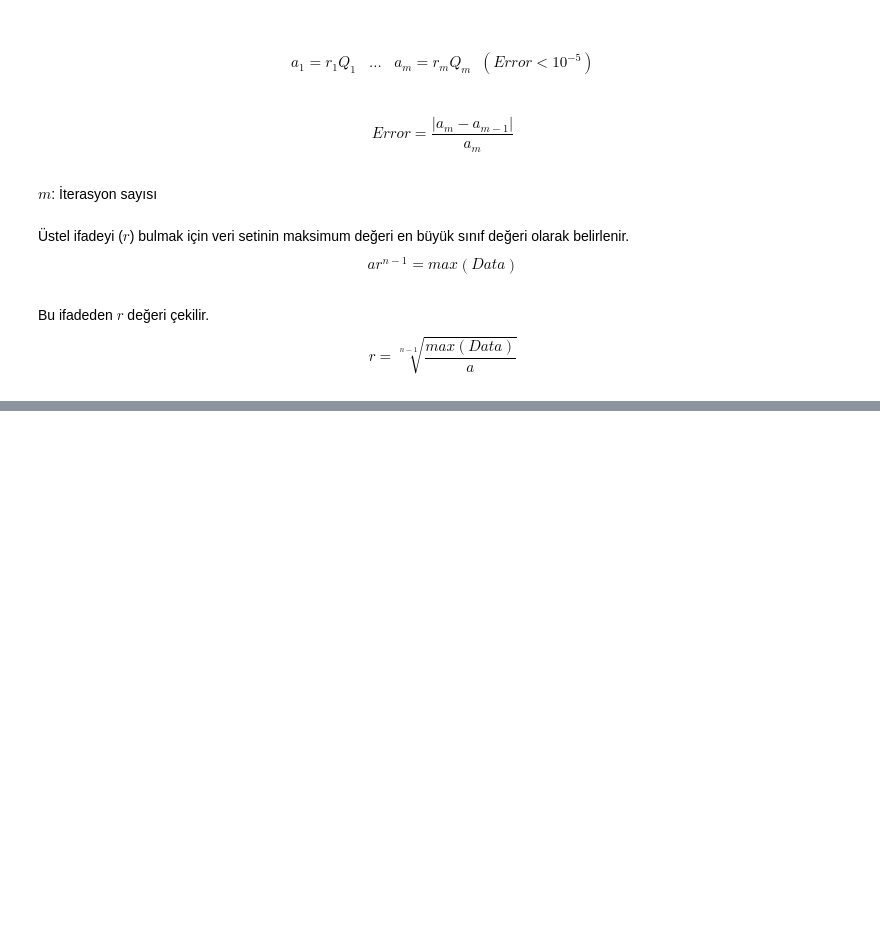
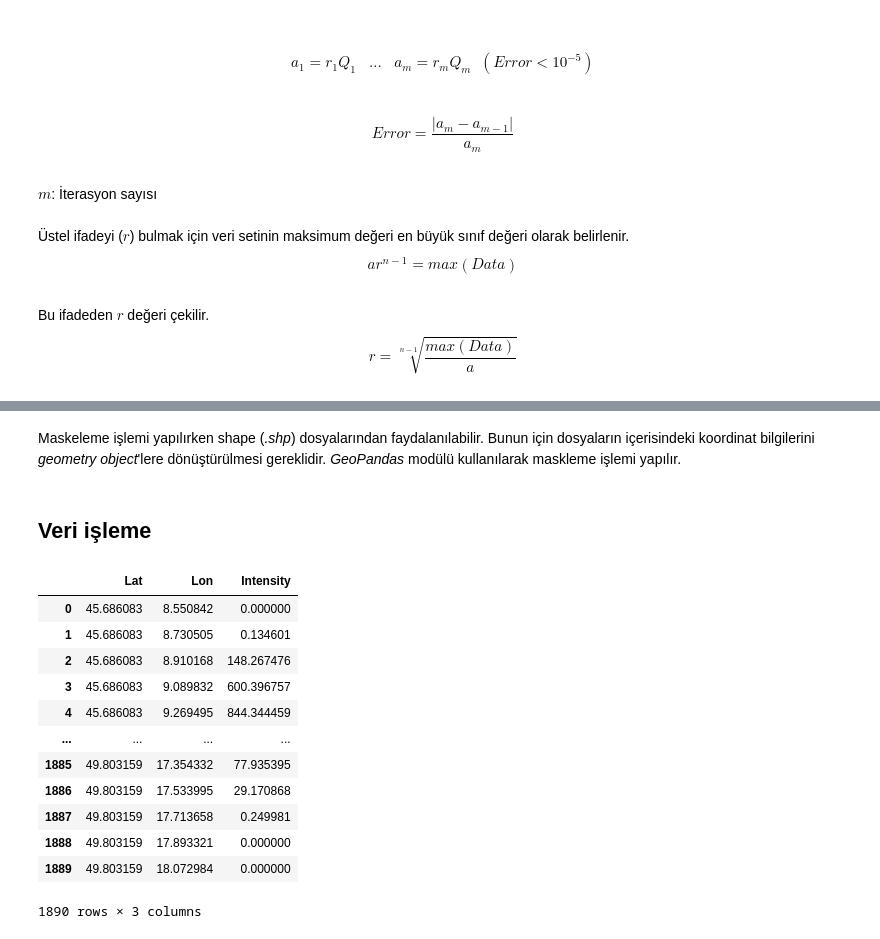
Before and after one commit to ygzylmz/Weather, a Jupyter notebook: geometric_interval_classification_yagiz.ipynb, the cells around one changed output, grey strips where cells are left out. Cells and saved outputs as stored; diff of their text form; code cells hidden in the pictures; blank space fills up the shorter version.

```diff
--- a/geometric_interval_classification_yagiz.ipynb
+++ b/geometric_interval_classification_yagiz.ipynb
@@ -122,0 +130,2 @@ def gi_classify(df, classNumber):
+# %% [markdown]
+Maskeleme işlemi yapılırken shape (*.shp*) dosyalarından faydalanılabilir. Bunun için dosyaların içerisindeki koordinat bilgilerini *geometry object*'lere dönüştürülmesi gereklidir. *GeoPandas* modülü kullanılarak maskleme işlemi yapılır.
@@ -122,0 +190,2 @@ def gi_classify(df, classNumber):
+# %% [markdown]
+## Veri işleme
@@ -122,0 +196,17 @@ def gi_classify(df, classNumber):
+# %%
+# Dataframe'in üst satırları
+df
+# %% [output]
+|  | Lat | Lon | Intensity |
+| 0 | 45.686083 | 8.550842 | 0.000000 |
+| 1 | 45.686083 | 8.730505 | 0.134601 |
+| 2 | 45.686083 | 8.910168 | 148.267476 |
+| 3 | 45.686083 | 9.089832 | 600.396757 |
+| 4 | 45.686083 | 9.269495 | 844.344459 |
+| ... | ... | ... | ... |
+| 1885 | 49.803159 | 17.354332 | 77.935395 |
+| 1886 | 49.803159 | 17.533995 | 29.170868 |
+| 1887 | 49.803159 | 17.713658 | 0.249981 |
+| 1888 | 49.803159 | 17.893321 | 0.000000 |
+| 1889 | 49.803159 | 18.072984 | 0.000000 |
+1890 rows × 3 columns
```
Also changed, not shown: parts of 22 cells of this notebook, 7 other files.
